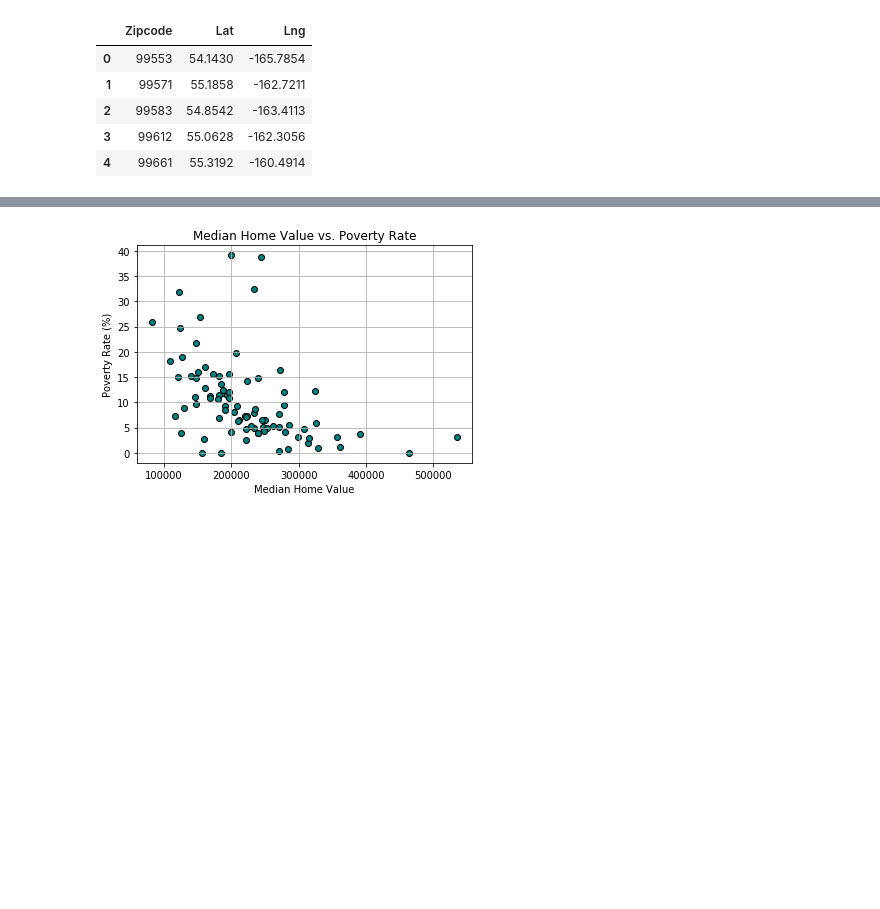
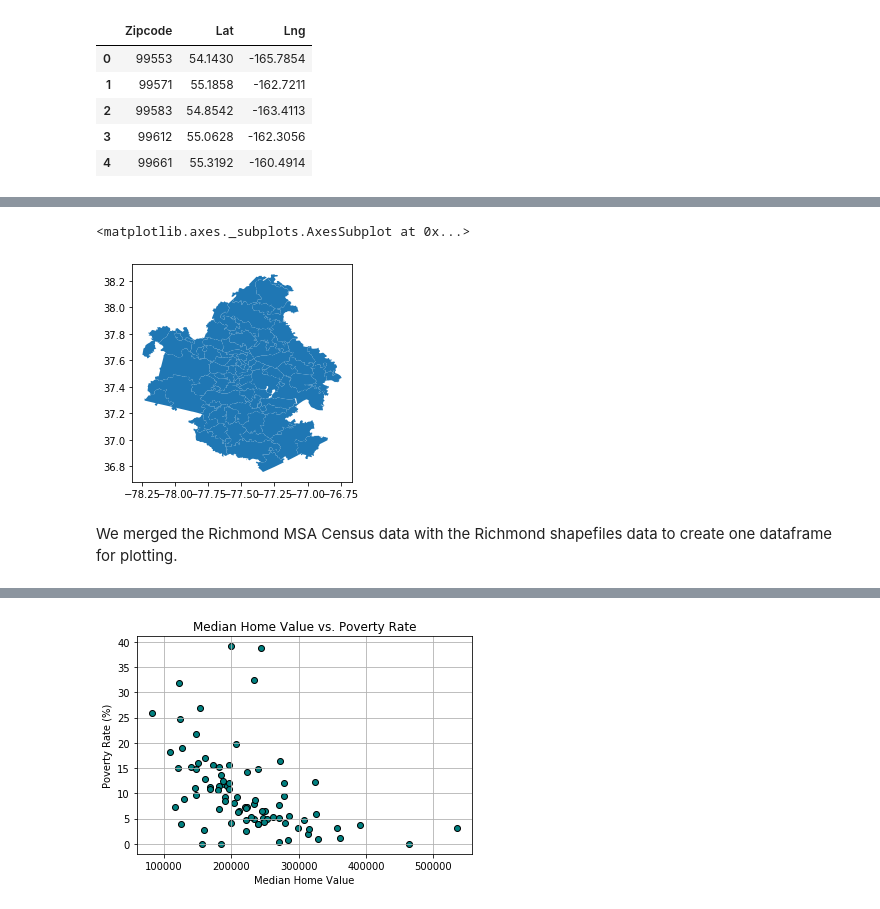
Before and after one commit to dalderbashi/imd_project1, a Jupyter notebook: master_project_doc.ipynb, the cells around one changed output, grey strips where cells are left out. Saved outputs shown, nothing was run; the diff lists cells and outputs as text; code cells hidden in the pictures; blank space fills up the shorter version.

```diff
--- a/master_project_doc.ipynb
+++ b/master_project_doc.ipynb
@@ -221,0 +261,8 @@ max_value
+# %%
+#display the shapefile to make sure the output is correct
+map_df_renamed.plot()
+# %% [output]
+<matplotlib.axes._subplots.AxesSubplot at 0x...>
+[figure, added]
+# %% [markdown]
+We merged the Richmond MSA Census data with the Richmond shapefiles data to create one dataframe for plotting.
```
Also changed, not shown: parts of 62 cells of this notebook, 19 other files.
